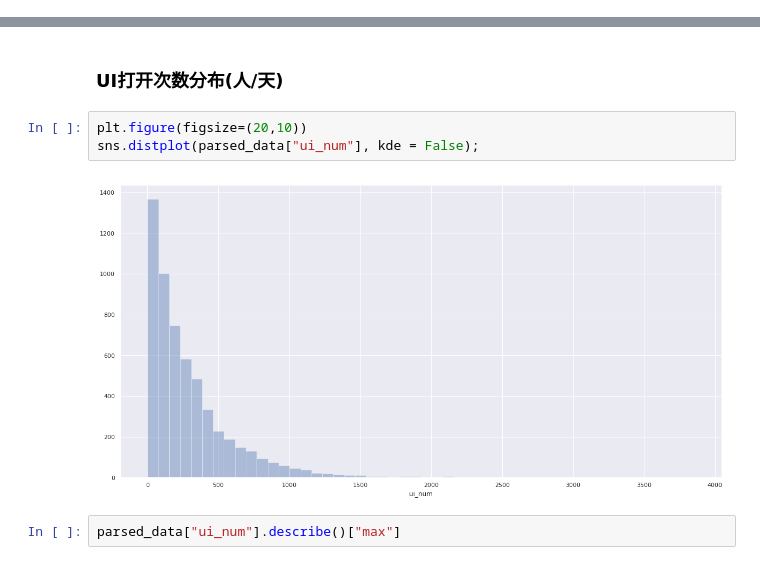
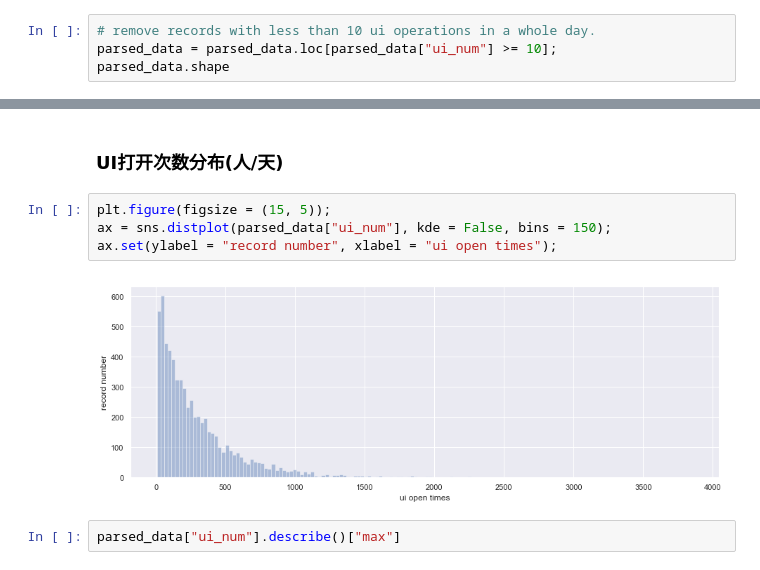
Before and after one commit to GuoQPro/user_operation_analysis, a Jupyter notebook: EOT_USER_OP_RECORD.ipynb, the cells around one changed output, grey strips where cells are left out. Cells and saved outputs as stored; diff of their text form.

```diff
--- a/EOT_USER_OP_RECORD.ipynb
+++ b/EOT_USER_OP_RECORD.ipynb
@@ -241,0 +259,4 @@ dataset.loc[:,"content"].apply(lambda x: parse_origin_data(x));
+# %%
+# remove records with less than 10 ui operations in a whole day.
+parsed_data = parsed_data.loc[parsed_data["ui_num"] >= 10];
+parsed_data.shape
@@ -244,10 +267,11 @@ dataset.loc[:,"content"].apply(lambda x: parse_origin_data(x));
 # %% [markdown]
 ### UI打开次数分布(人/天)
 # %%
-plt.figure(figsize=(20,10))
-sns.distplot(parsed_data["ui_num"], kde = False);
+plt.figure(figsize = (15, 5));
+ax = sns.distplot(parsed_data["ui_num"], kde = False, bins = 150);
+ax.set(ylabel = "record number", xlabel = "ui open times");
 # %% [output]
-[figure, old version]
+[figure, new version]
 # %%
 parsed_data["ui_num"].describe()["max"]
 # %% [output]
```
Also changed, not shown: parts of 16 cells of this notebook, 1 other file.
